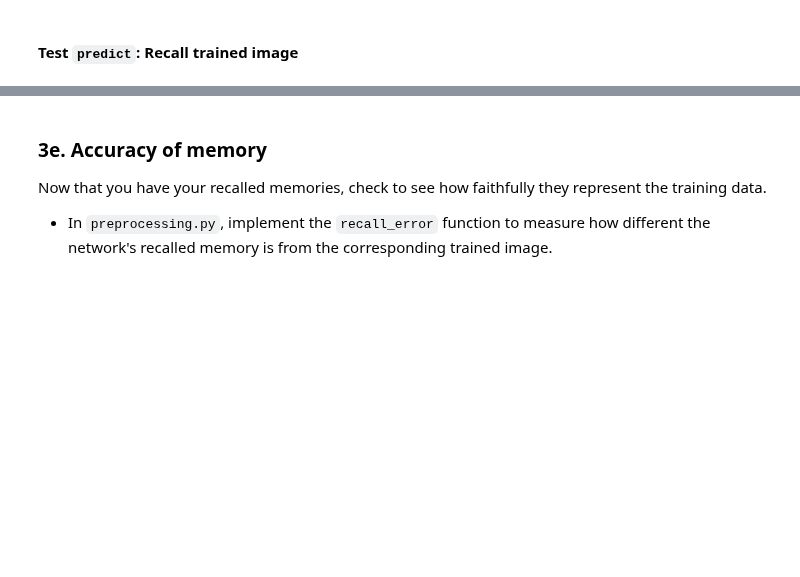
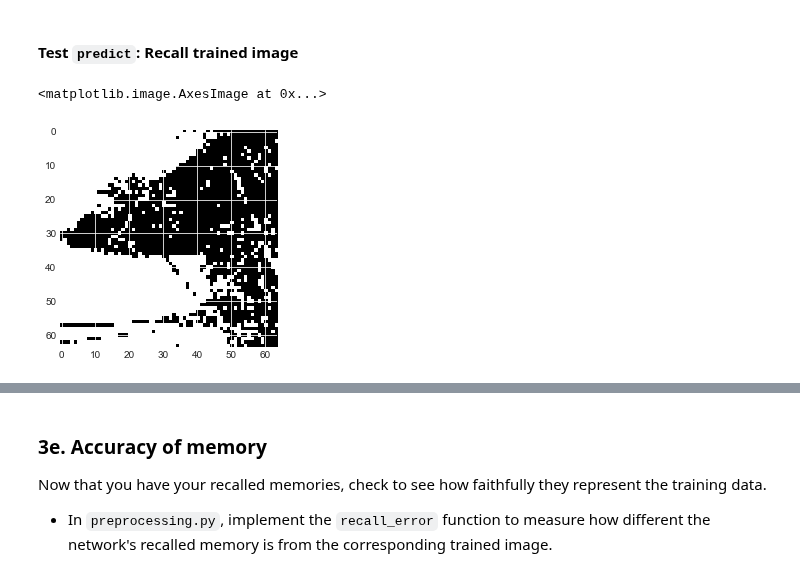
Before and after one commit to AhmedWKamal/Colby_CS443, a Jupyter notebook: Project_2/hopfield.ipynb, the cells around one changed output, grey strips where cells are left out. Saved outputs shown, nothing was run; the diff lists cells and outputs as text; code cells hidden in the pictures; blank space fills up the shorter version.

```diff
--- a/Project_2/hopfield.ipynb
+++ b/Project_2/hopfield.ipynb
@@ -191,6 +193,11 @@ print(f'The network energy with the test random pattern is {net.energy(test_net_
 The network energy with the test random pattern is -14.00 and should be -14.00.
 # %% [markdown]
 #### Test `predict`: Recall trained image
+# %%
+plt.imshow(preds[0].reshape(64,64))
+# %% [output]
+<matplotlib.image.AxesImage at 0x...>
+[figure, added]
 # %%
 preds = net.predict(imgs_pp, update_frac=0.1, verbose=False, show_dynamics=True)
 # %% [output]
```
Also changed, not shown: parts of 10 cells of this notebook, 2 other files.
